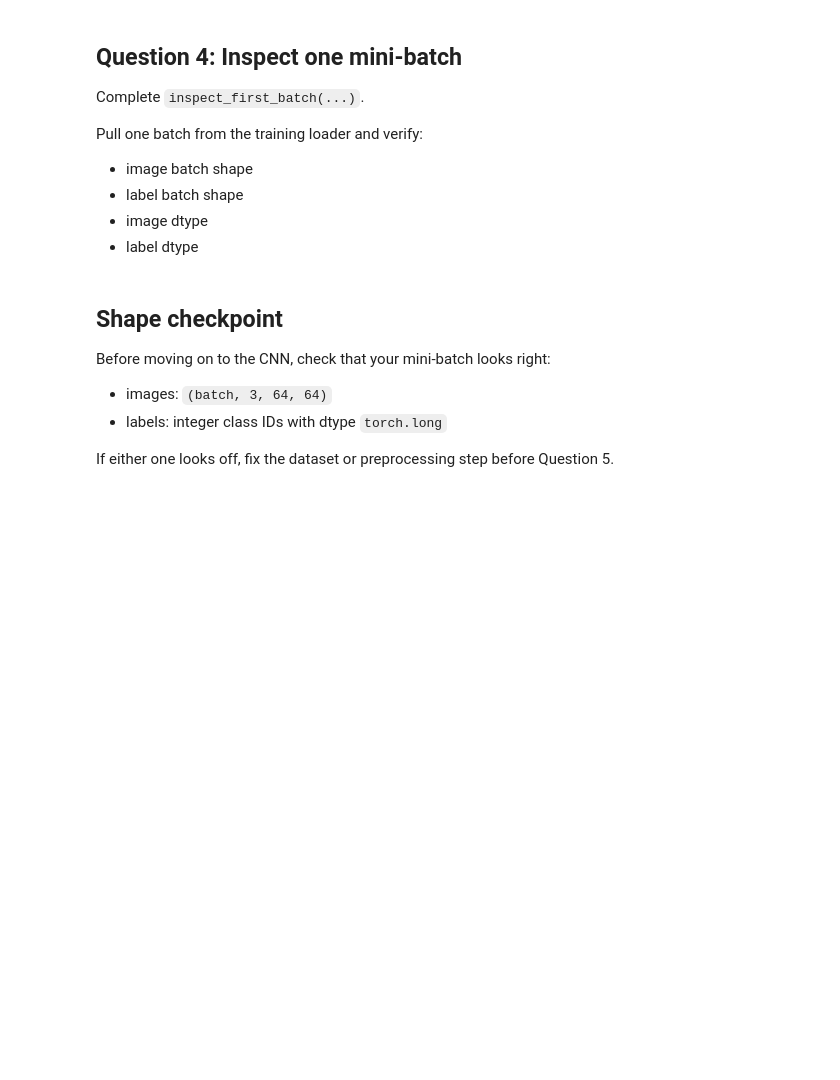
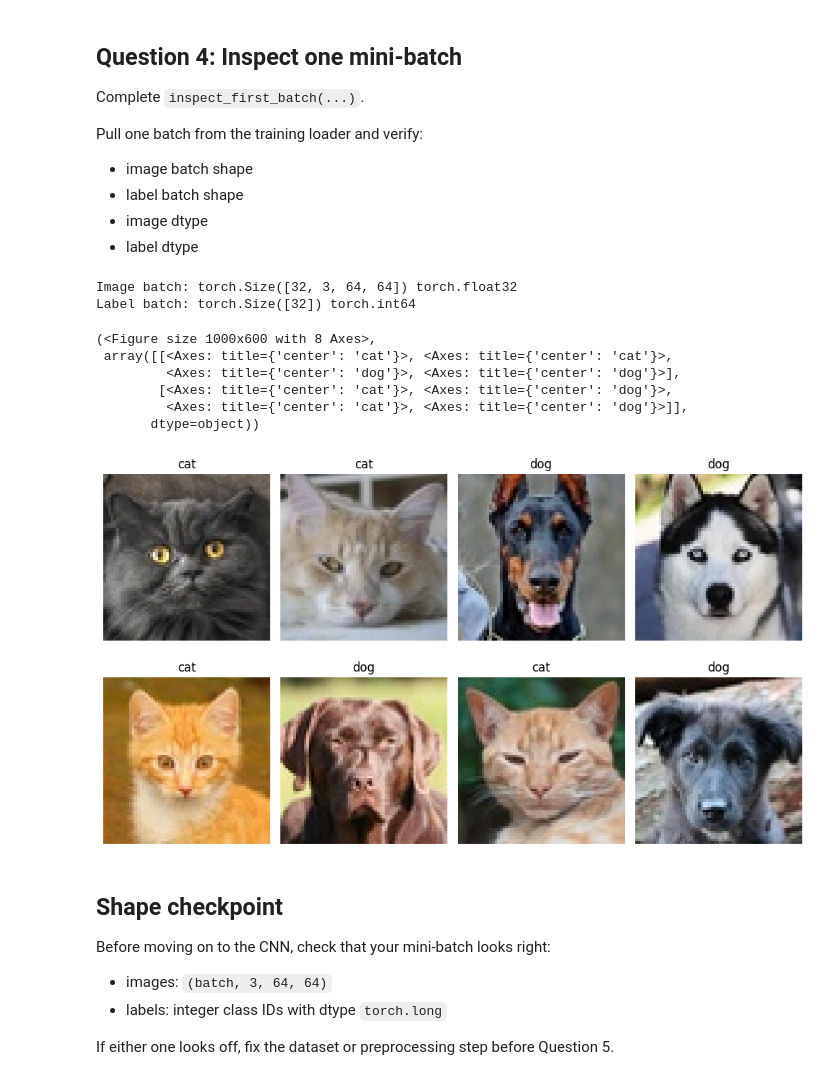
Before and after one commit to vgu-dsai-2026/lab-3-pytorch-Phuishere, a Jupyter notebook: notebook.ipynb, the cells around one changed output. Drawn from its saved outputs; the diff is of its cells as text; code cells hidden in the pictures; blank space fills up the shorter version.

```diff
--- a/notebook.ipynb
+++ b/notebook.ipynb
@@ -194,7 +194,7 @@ def image_to_tensor(path: Path) -> torch.Tensor:
     # This mirrors the image preprocessing you already practiced in Lab 1.
     img = Image.open(path).convert("RGB")
     img = np.array(img).transpose(2, 0, 1)
-    return torch.from_numpy(img) / 255
+    return torch.from_numpy(img).float() / 255
 
 class CatsDogsDataset(Dataset):
     def __init__(self, frame: pd.DataFrame, data_root: Path):
@@ -292,30 +292,42 @@ Pull one batch from the training loader and verify:
 # %%
 def inspect_first_batch(loader: DataLoader) -> tuple[torch.Tensor, torch.Tensor]:
     if loader is None:
         raise ValueError("Complete Question 3 before inspecting a batch.")
 
     # TODO: read the first mini-batch from the loader.
-    batch_images = None
-    batch_labels = None
+    for images, labels in loader:
+        batch_images = images
+        batch_labels = labels
+        break
 
     print("Image batch:", batch_images.shape, batch_images.dtype)
     print("Label batch:", batch_labels.shape, batch_labels.dtype)
 
     assert batch_images.ndim == 4, "Batches of images should have shape (B, C, H, W)."
     assert batch_images.shape[1] == 3, "Color images should have 3 channels."
     assert batch_labels.dtype == torch.long, "Labels should be torch.long class indices."
     return batch_images, batch_labels
 
 
 batch_images, batch_labels = inspect_first_batch(train_loader)
 
 show_tensor_batch(
     batch_images[:8].cpu().numpy(),
     batch_labels[:8].cpu().numpy(),
     class_names=LABELS,
     max_items=8,
     ncols=4,
 )
+# %% [output]
+Image batch: torch.Size([32, 3, 64, 64]) torch.float32
+Label batch: torch.Size([32]) torch.int64
+(<Figure size 1000x600 with 8 Axes>,
+ array([[<Axes: title={'center': 'cat'}>, <Axes: title={'center': 'cat'}>,
+         <Axes: title={'center': 'dog'}>, <Axes: title={'center': 'dog'}>],
+        [<Axes: title={'center': 'cat'}>, <Axes: title={'center': 'dog'}>,
+         <Axes: title={'center': 'cat'}>, <Axes: title={'center': 'dog'}>]],
+       dtype=object))
+[figure, added]
 # %% [markdown]
 ## Shape checkpoint
 
```
Also changed, not shown: parts of 6 cells of this notebook.
